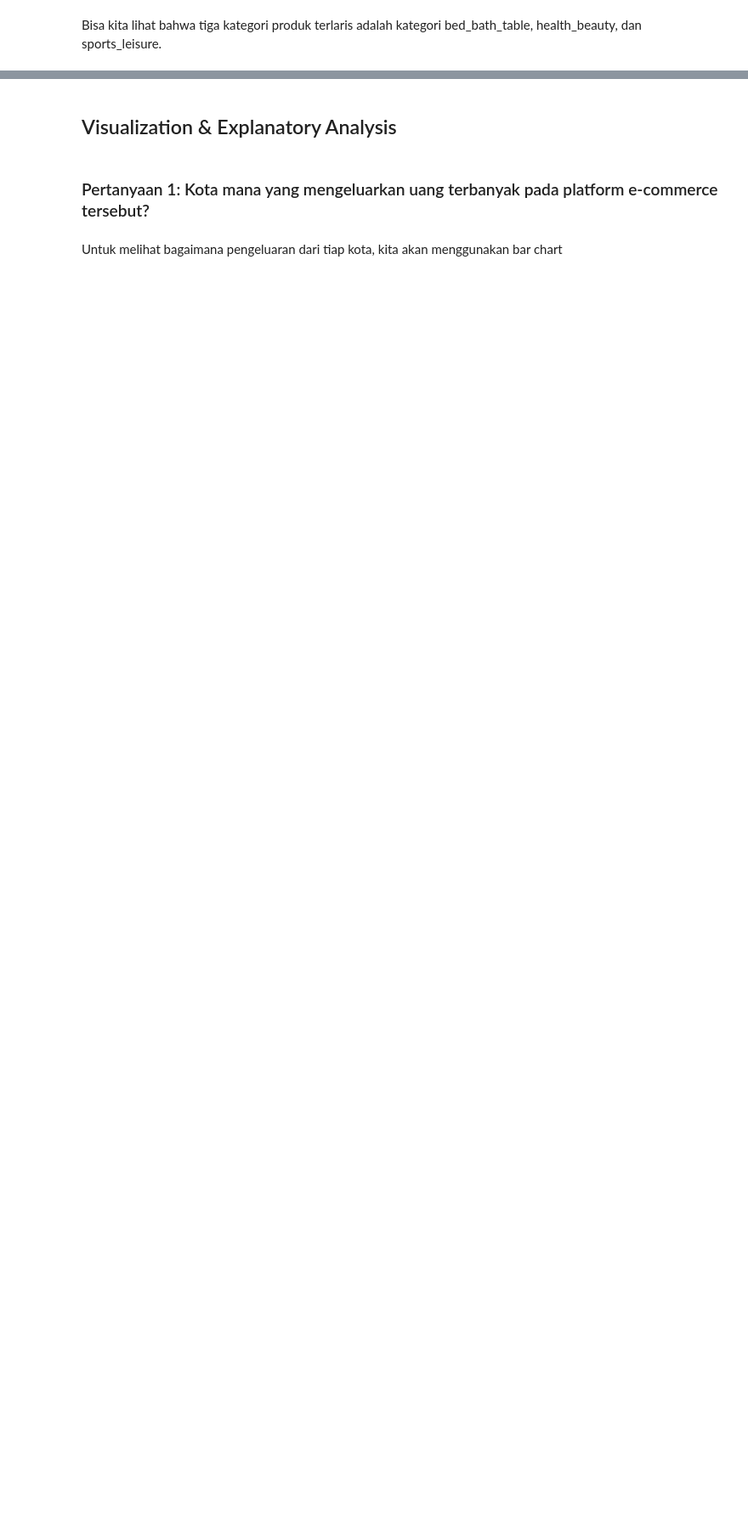
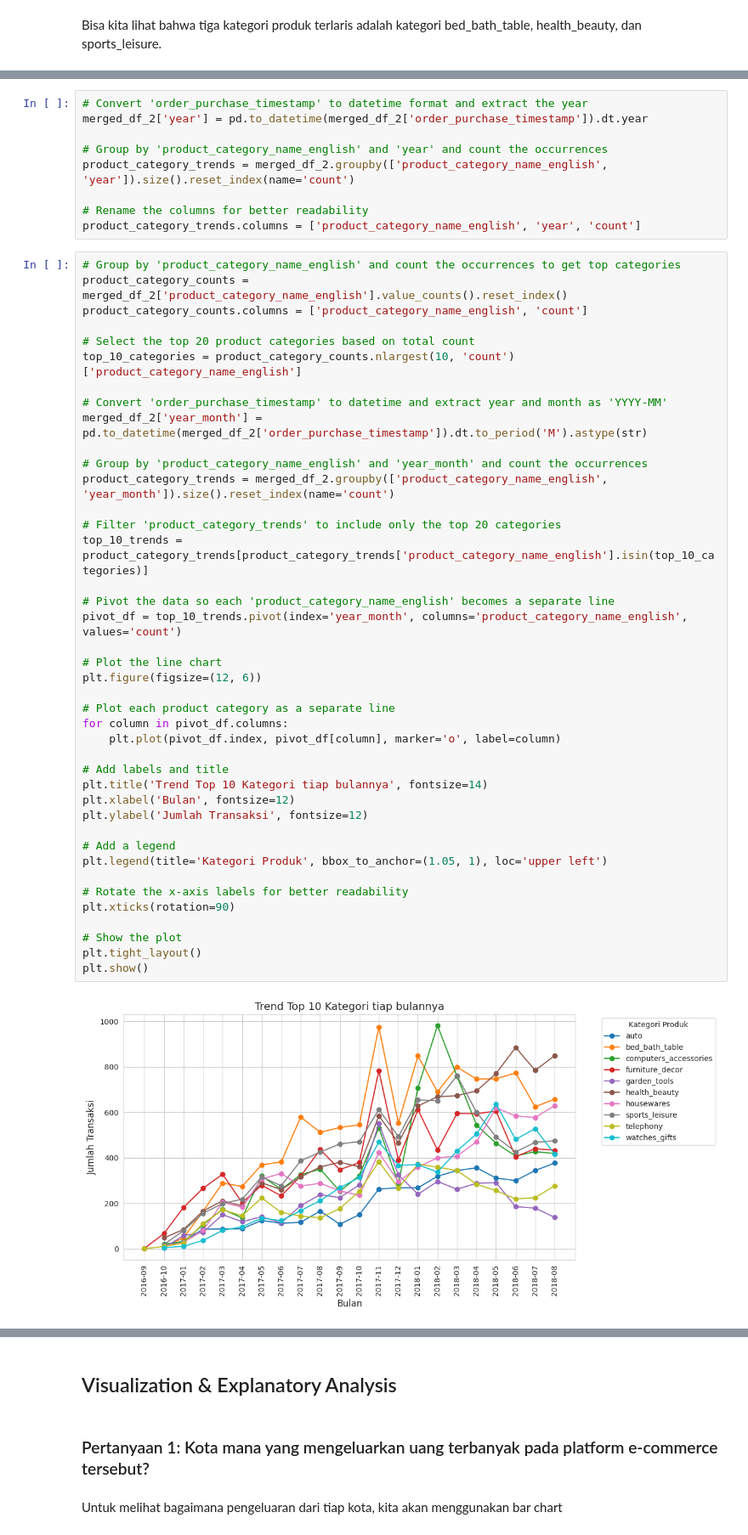
Before and after one commit to RayhanAdii/Brazilian-E-Commerce-Data-Analysis, a Jupyter notebook: notebook.ipynb, the cells around one changed output, grey strips where cells are left out. Shown: that part at 85% size. Drawn from its saved outputs; the diff is of its cells as text; blank space fills up the shorter version.

```diff
--- a/notebook.ipynb
+++ b/notebook.ipynb
@@ -371,0 +424,52 @@ Bisa kita lihat bahwa tiga kategori produk terlaris adalah kategori bed_bath_tab
+# %%
+# Convert 'order_purchase_timestamp' to datetime format and extract the year
+merged_df_2['year'] = pd.to_datetime(merged_df_2['order_purchase_timestamp']).dt.year
+
+# Group by 'product_category_name_english' and 'year' and count the occurrences
+product_category_trends = merged_df_2.groupby(['product_category_name_english', 'year']).size().reset_index(name='count')
+
+# Rename the columns for better readability
+product_category_trends.columns = ['product_category_name_english', 'year', 'count']
+# %%
+# Group by 'product_category_name_english' and count the occurrences to get top categories
+product_category_counts = merged_df_2['product_category_name_english'].value_counts().reset_index()
+product_category_counts.columns = ['product_category_name_english', 'count']
+
+# Select the top 20 product categories based on total count
+top_10_categories = product_category_counts.nlargest(10, 'count')['product_category_name_english']
+
+# Convert 'order_purchase_timestamp' to datetime and extract year and month as 'YYYY-MM'
+merged_df_2['year_month'] = pd.to_datetime(merged_df_2['order_purchase_timestamp']).dt.to_period('M').astype(str)
+
+# Group by 'product_category_name_english' and 'year_month' and count the occurrences
+product_category_trends = merged_df_2.groupby(['product_category_name_english', 'year_month']).size().reset_index(name='count')
+
+# Filter 'product_category_trends' to include only the top 20 categories
+top_10_trends = product_category_trends[product_category_trends['product_category_name_english'].isin(top_10_categories)]
+
+# Pivot the data so each 'product_category_name_english' becomes a separate line
+pivot_df = top_10_trends.pivot(index='year_month', columns='product_category_name_english', values='count')
+
+# Plot the line chart
+plt.figure(figsize=(12, 6))
+
+# Plot each product category as a separate line
+for column in pivot_df.columns:
+    plt.plot(pivot_df.index, pivot_df[column], marker='o', label=column)
+
+# Add labels and title
+plt.title('Trend Top 10 Kategori tiap bulannya', fontsize=14)
+plt.xlabel('Bulan', fontsize=12)
+plt.ylabel('Jumlah Transaksi', fontsize=12)
+
+# Add a legend
+plt.legend(title='Kategori Produk', bbox_to_anchor=(1.05, 1), loc='upper left')
+
+# Rotate the x-axis labels for better readability
+plt.xticks(rotation=90)
+
+# Show the plot
+plt.tight_layout()
+plt.show()
+# %% [output]
+[figure, added]
```
Also changed, not shown: parts of 17 cells of this notebook, 1 other file.
